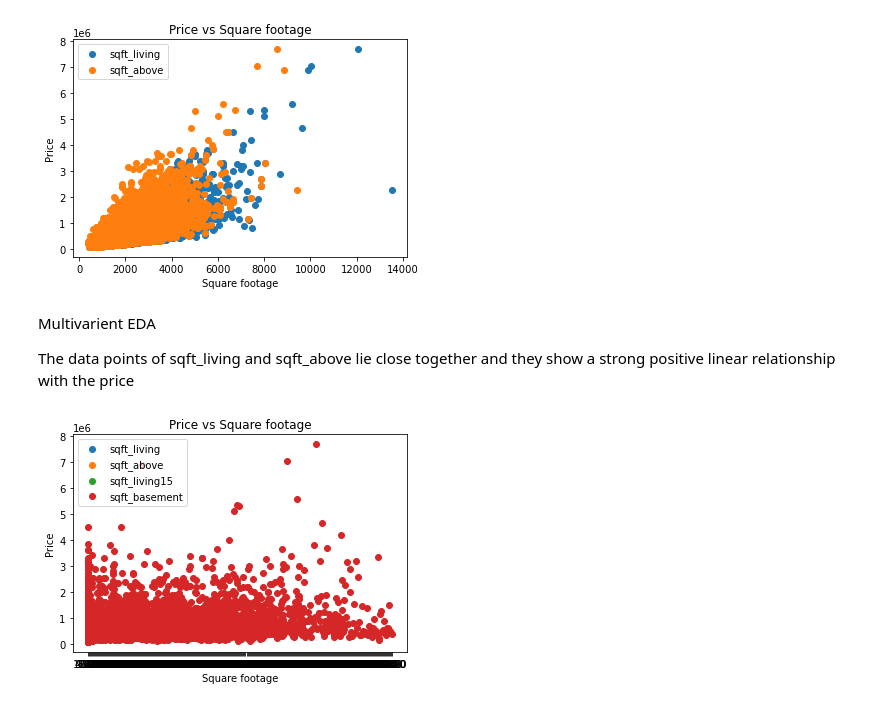
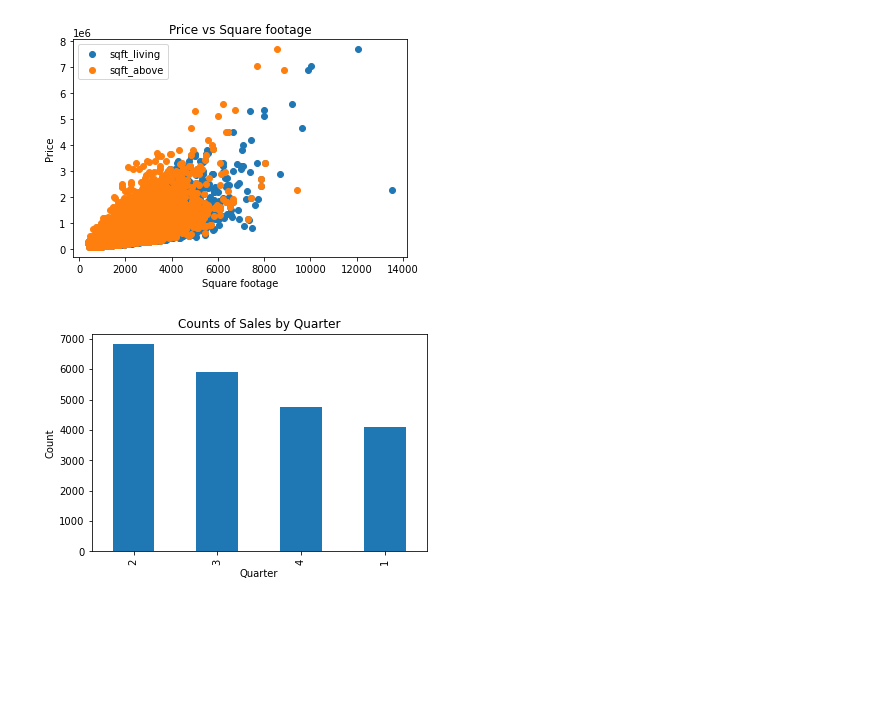
Before and after one commit to billymwangi/project-phase-2, a Jupyter notebook: student d.ipynb, the cells around one changed output. Cells and saved outputs as stored; diff of their text form; code cells hidden in the pictures; blank space fills up the shorter version.

```diff
--- a/student d.ipynb
+++ b/student d.ipynb
@@ -496,19 +231,21 @@ plt.legend()
 plt.show()
 # %% [output]
 [figure]
-# %% [markdown]
-Multivarient EDA
-
-The data points of sqft_living and sqft_above lie close together and they show a strong positive linear relationship with the price
-# %%
-plt.scatter(kc_data['sqft_living'], kc_data['price'], label='sqft_living')
-plt.scatter(kc_data['sqft_above'], kc_data['price'], label='sqft_above')
-plt.scatter(kc_data['sqft_living15'], kc_data['price'], label='sqft_living15')
-plt.scatter(kc_data['sqft_basement'], kc_data['price'], label='sqft_basement')
-plt.xlabel('Square footage')
-plt.ylabel('Price')
-plt.title('Price vs Square footage')
-plt.legend()
-plt.show()
-# %% [output]
-[figure, removed]
+# %%
+kc_quarter =kc_data.copy()
+# %%
+def plot_quarter_counts(data):
+    dates = pd.to_datetime(data['date'], format='%m/%d/%Y')
+    dates_column = dates.dt.quarter
+    # get the counts for each quarter
+    quarter_counts = dates_column.value_counts()
+    quarter_counts.plot.bar()
+    # plot a bar chart of the quarter counts
+    plt.title('Counts of Sales by Quarter')
+    plt.xlabel('Quarter')
+    plt.ylabel('Count')
+    plt.show()
+
+plot_quarter_counts(kc_quarter)
+# %% [output]
+[figure, added]
```
Also changed, not shown: parts of 58 cells of this notebook.
